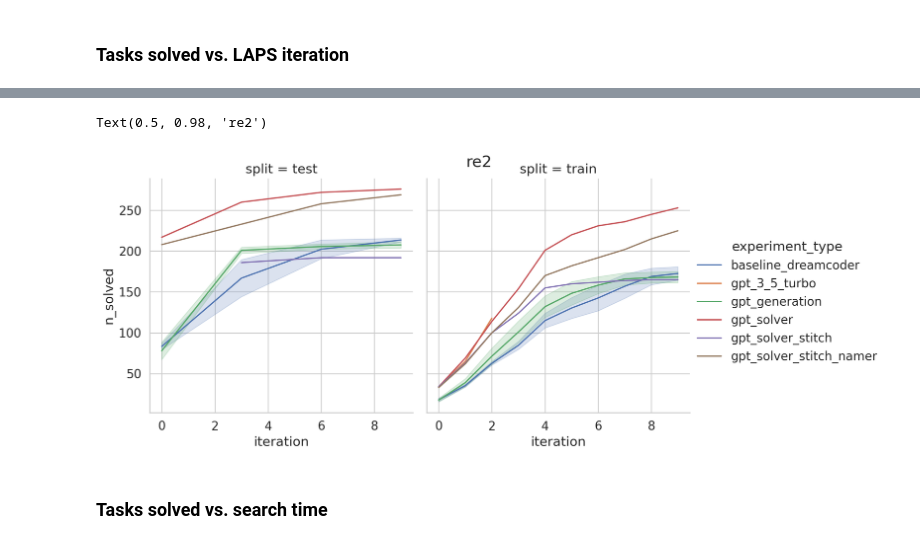
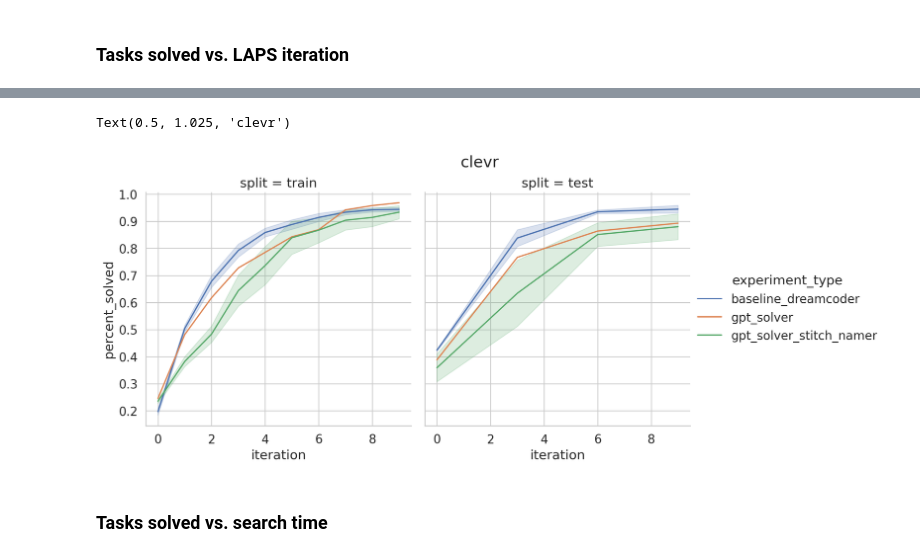
Before and after one commit to gabegrand/lilo, a Jupyter notebook: analysis/analyze_synthesis_experiment.ipynb, the cells around one changed output, grey strips where cells are left out. Cells and saved outputs as stored; diff of their text form; code cells hidden in the pictures.

```diff
--- a/analysis/analyze_synthesis_experiment.ipynb
+++ b/analysis/analyze_synthesis_experiment.ipynb
@@ -173,19 +105,20 @@ Text(0.5, 1.0, 're2')
-# %%
-sns.relplot(
-    data=df_results,
-    kind="line",
-    col="split",
-    x="iteration",
-    y="n_solved",
-    hue="experiment_type",
-    # style="seed",
-    markers=True,
-    errorbar="se"
-)
-plt.suptitle(f"{DOMAIN}")
-# %% [output]
-Text(0.5, 0.98, 're2')
-[figure, removed]
+# %%
+sns.relplot(
+    data=df_results,
+    kind="line",
+    col="split",
+    x="iteration",
+    y="percent_solved",
+    hue="experiment_type",
+    # style="seed",
+    markers=True,
+    errorbar="se",
+    col_order=["train", "test"],
+)
+plt.suptitle(f"{DOMAIN}", y=1.025)
+# %% [output]
+Text(0.5, 1.025, 'clevr')
+[figure, added]
 # %% [markdown]
 ### Tasks solved vs. search time
 # %%
```
Also changed, not shown: parts of 9 cells of this notebook, 2 other files.
